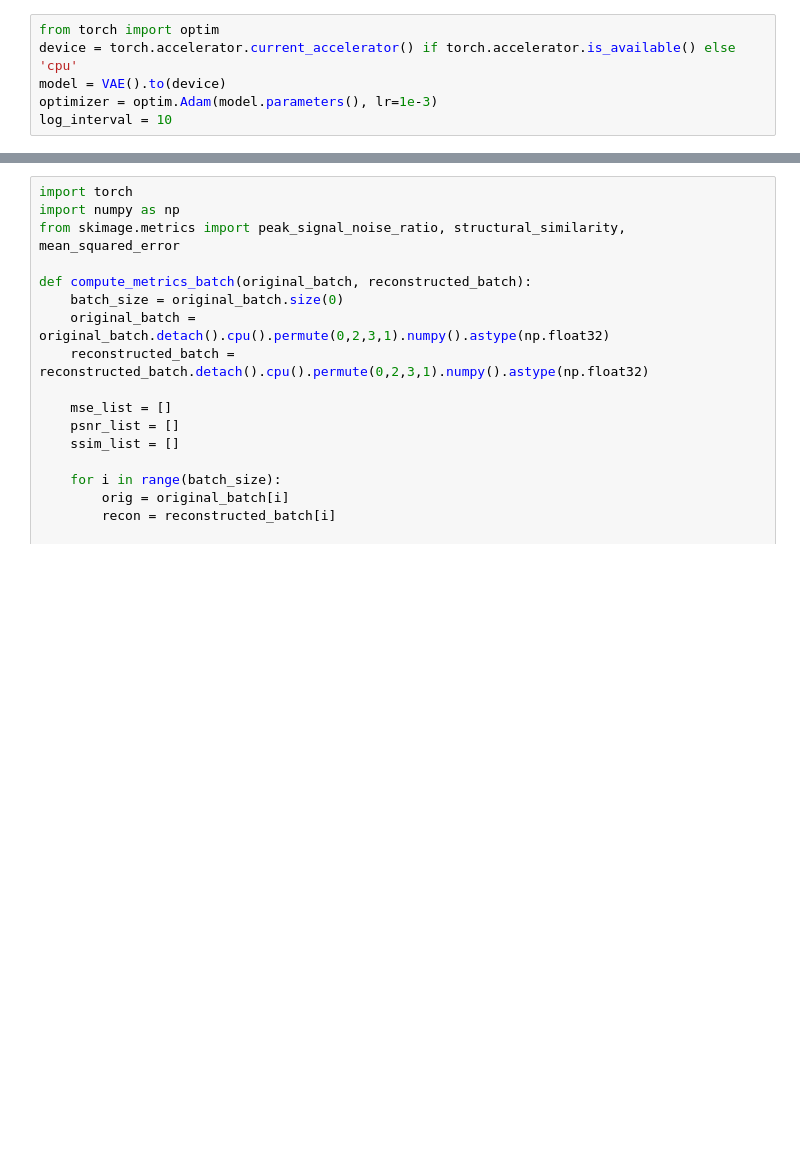
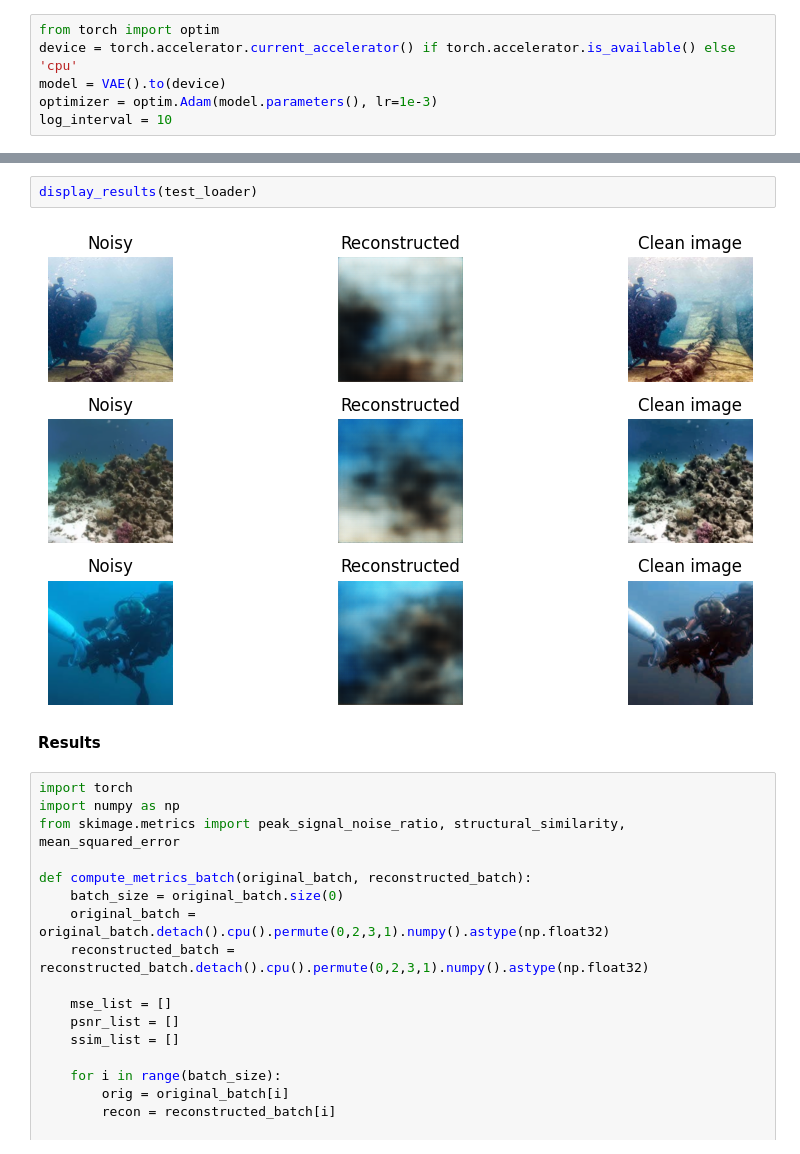
Before and after one commit to Pradyun-D/Image-Generation, a Jupyter notebook: Tasks/subtask1.ipynb, the cells around one changed output, grey strips where cells are left out. Cells and saved outputs as stored; diff of their text form; blank space fills up the shorter version.

```diff
--- a/Tasks/subtask1.ipynb
+++ b/Tasks/subtask1.ipynb
@@ -633,3 +515,9 @@ test2(98)
+# %%
+display_results(test_loader)
+# %% [output]
+[figure, added]
+# %% [markdown]
+**Results**
 # %%
 import torch
 import numpy as np
```
Also changed, not shown: parts of 46 cells of this notebook.
